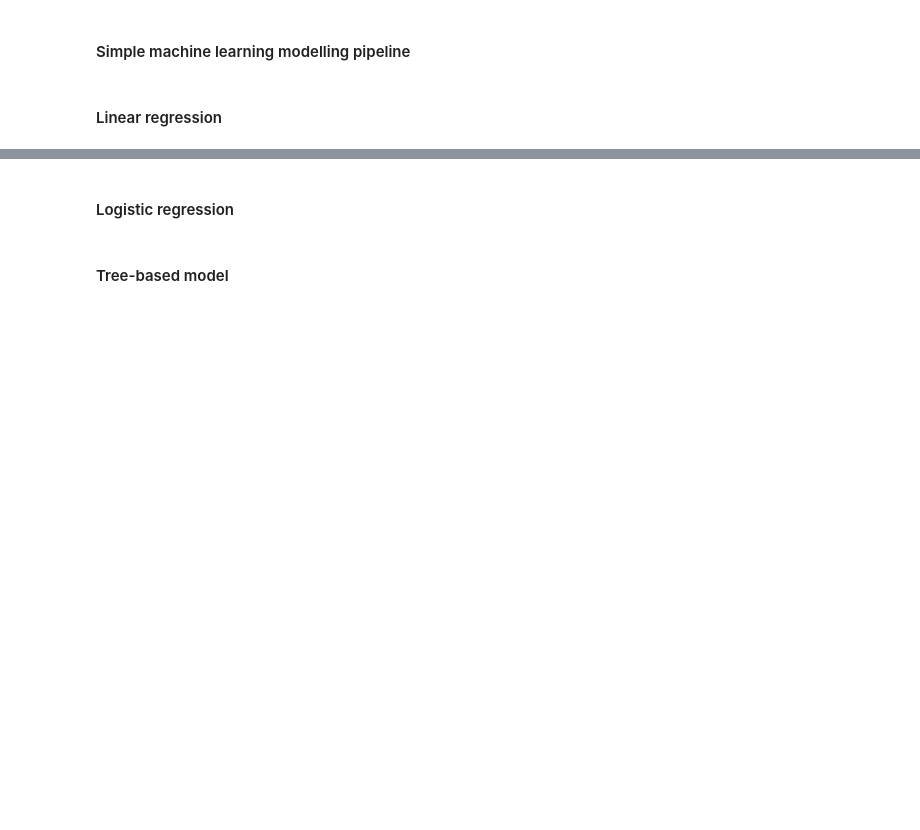
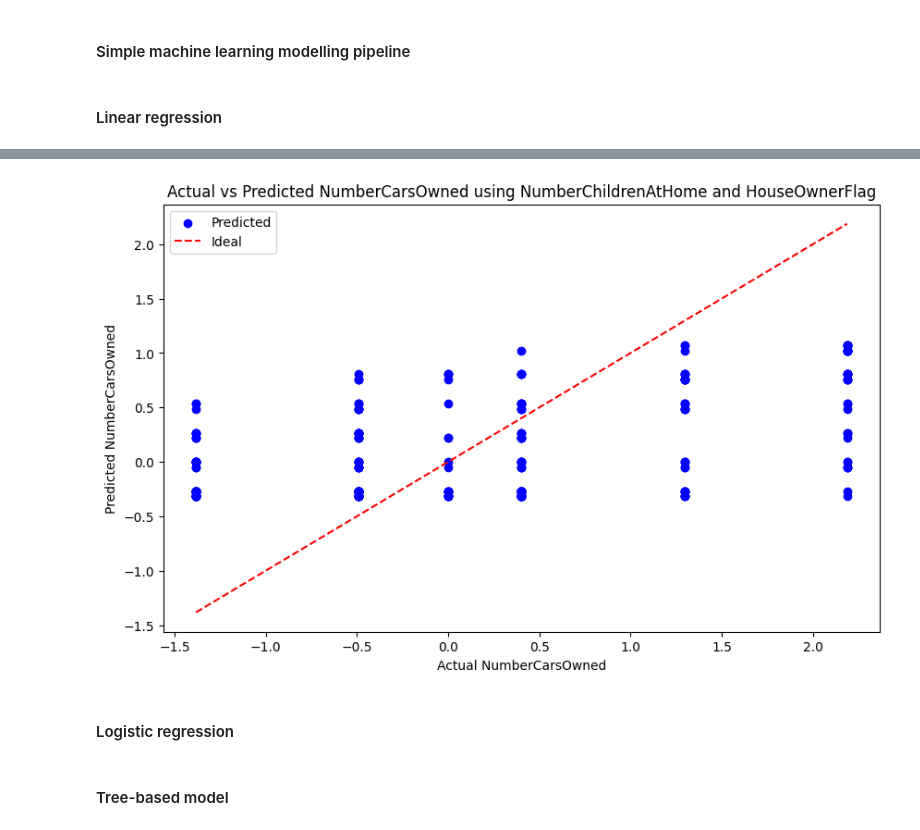
Before and after one commit to Chris-JunHao/group3, a Jupyter notebook: AdventureWork_Template_Final_Deliverable.ipynb, the cells around one changed output, grey strips where cells are left out. Cells and saved outputs as stored; diff of their text form; code cells hidden in the pictures; blank space fills up the shorter version.

```diff
--- a/AdventureWork_Template_Final_Deliverable.ipynb
+++ b/AdventureWork_Template_Final_Deliverable.ipynb
@@ -276,3 +297,34 @@ plt.show()
+# %%
+# 提取特征和目标变量
+# Extract features and target variables
+X = data[['NumberChildrenAtHome', 'HouseOwnerFlag']]
+y = data['NumberCarsOwned']
+
+# 划分数据集为训练集和测试集
+# Divide the dataset into training and test sets
+X_train, X_test, y_train, y_test = train_test_split(X, y, test_size=0.2, random_state=42)
+
+# 创建并训练线性回归模型
+# Create and train a linear regression model
+model_selected = LinearRegression()
+model_selected.fit(X_train, y_train)
+
+# 进行预测
+# Make predictions
+y_pred_selected = model_selected.predict(X_test)
+
+# 可视化预测结果
+# Visualize the prediction results
+plt.figure(figsize=(10, 6))
+plt.scatter(y_test, y_pred_selected, color='blue', label='Predicted')
+plt.plot([min(y_test), max(y_test)], [min(y_test), max(y_test)], linestyle='--', color='red', label='Ideal')  # 绘制对角线
+plt.xlabel('Actual NumberCarsOwned')
+plt.ylabel('Predicted NumberCarsOwned')
+plt.title('Actual vs Predicted NumberCarsOwned using NumberChildrenAtHome and HouseOwnerFlag')
+plt.legend()
+plt.show()
+# %% [output]
+[figure, added]
 # %% [markdown]
 #### Logistic regression
 # %%
```
Also changed, not shown: parts of 8 cells of this notebook.
